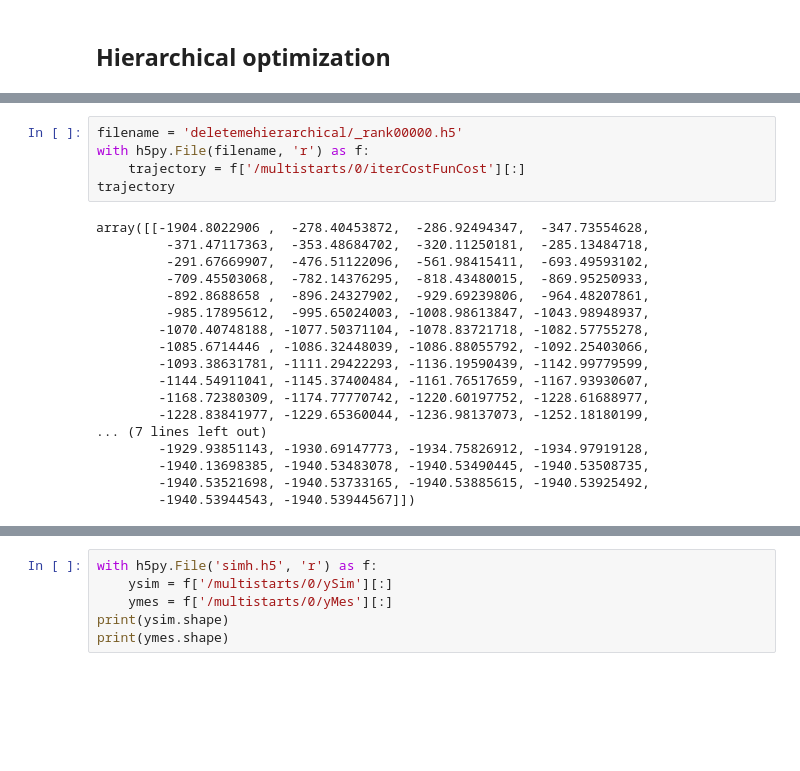
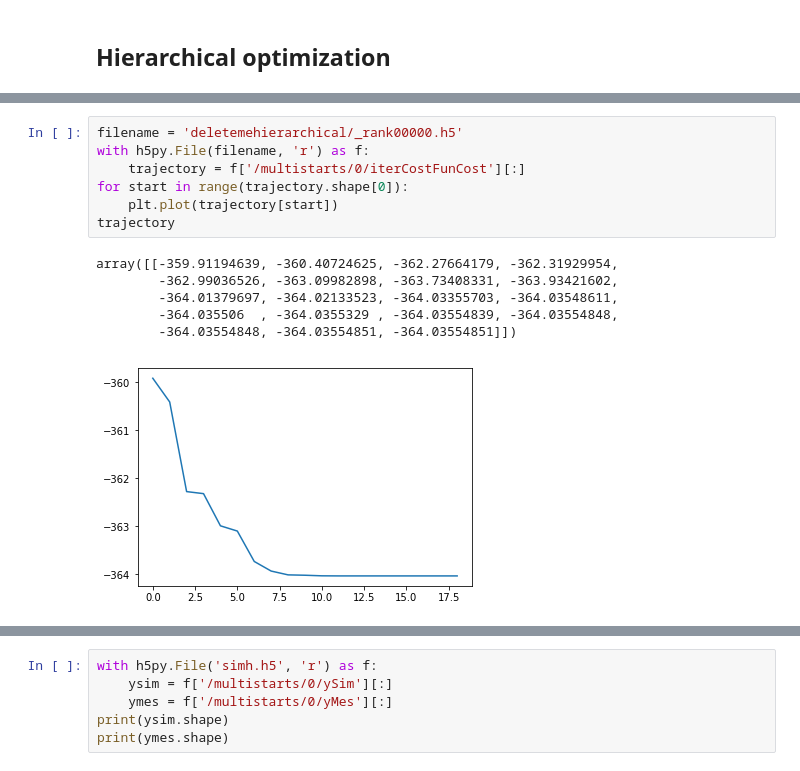
Before and after one commit to ICB-DCM/parPE, a Jupyter notebook: amici/examples/steadystate/parpeExampleSteadystate.ipynb, the cells around one changed output, grey strips where cells are left out. Cells and saved outputs as stored; diff of their text form; blank space fills up the shorter version.

```diff
--- a/amici/examples/steadystate/parpeExampleSteadystate.ipynb
+++ b/amici/examples/steadystate/parpeExampleSteadystate.ipynb
@@ -729,26 +746,17 @@ HierachicalOptimizationWrapper parameters: 9 total, 5 numerical, 1 proportionali
 # %%
 filename = 'deletemehierarchical/_rank00000.h5'
 with h5py.File(filename, 'r') as f:
     trajectory = f['/multistarts/0/iterCostFunCost'][:]
+for start in range(trajectory.shape[0]):
+    plt.plot(trajectory[start])
 trajectory
 # %% [output]
-array([[-1904.8022906 ,  -278.40453872,  -286.92494347,  -347.73554628,
-         -371.47117363,  -353.48684702,  -320.11250181,  -285.13484718,
-         -291.67669907,  -476.51122096,  -561.98415411,  -693.49593102,
-         -709.45503068,  -782.14376295,  -818.43480015,  -869.95250933,
-         -892.8688658 ,  -896.24327902,  -929.69239806,  -964.48207861,
-         -985.17895612,  -995.65024003, -1008.98613847, -1043.98948937,
-        -1070.40748188, -1077.50371104, -1078.83721718, -1082.57755278,
-        -1085.6714446 , -1086.32448039, -1086.88055792, -1092.25403066,
-        -1093.38631781, -1111.29422293, -1136.19590439, -1142.99779599,
-        -1144.54911041, -1145.37400484, -1161.76517659, -1167.93930607,
-        -1168.72380309, -1174.77770742, -1220.60197752, -1228.61688977,
-        -1228.83841977, -1229.65360044, -1236.98137073, -1252.18180199,
-... (7 lines left out)
-        -1929.93851143, -1930.69147773, -1934.75826912, -1934.97919128,
-        -1940.13698385, -1940.53483078, -1940.53490445, -1940.53508735,
-        -1940.53521698, -1940.53733165, -1940.53885615, -1940.53925492,
-        -1940.53944543, -1940.53944567]])
+array([[-359.91194639, -360.40724625, -362.27664179, -362.31929954,
+        -362.99036526, -363.09982898, -363.73408331, -363.93421602,
+        -364.01379697, -364.02133523, -364.03355703, -364.03548611,
+        -364.035506  , -364.0355329 , -364.03554839, -364.03554848,
+        -364.03554848, -364.03554851, -364.03554851]])
+[figure, added]
 # %%
 compareResults('deletemehierarchical/_rank00000.h5', -expectedLlh)
 # %% [output]
```
Also changed, not shown: parts of 23 cells of this notebook, 33 other files.
